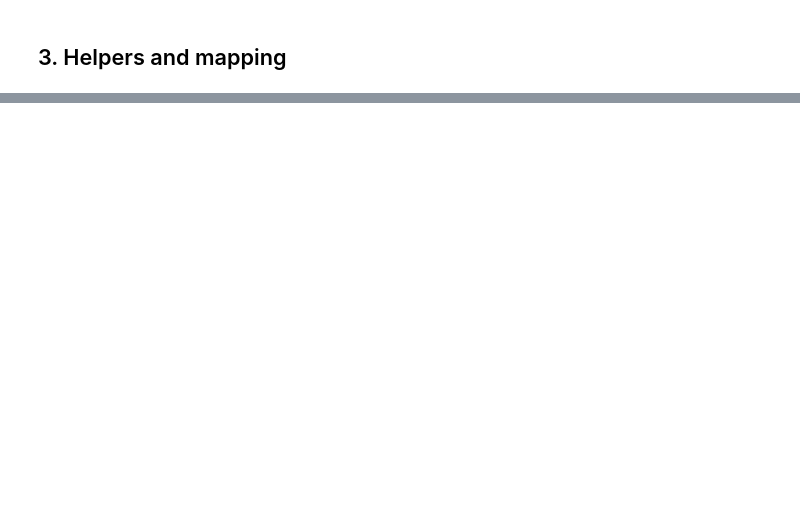
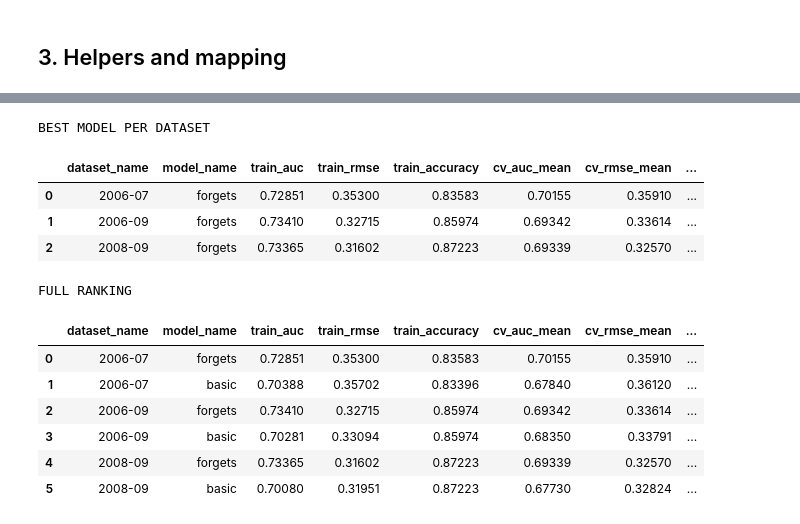
Before and after one commit to Melanynuria/adaptive_bayesian_its, a Jupyter notebook: backend_fastAPI/app/notebooks/bkt_kc_training.ipynb, the cells around one changed output, grey strips where cells are left out. Cells and saved outputs as stored; diff of their text form; code cells hidden in the pictures; blank space fills up the shorter version.

```diff
--- a/backend_fastAPI/app/notebooks/bkt_kc_training.ipynb
+++ b/backend_fastAPI/app/notebooks/bkt_kc_training.ipynb
@@ -142,0 +420,60 @@ The estimated BKT parameters revealed unusually high guess probabilities for sev
+# %%
+MODEL_COMPLEXITY = {
+    "basic": 0,
+    "forgets": 1,
+}
+
+ranked_results = results_df.copy()
+ranked_results = ranked_results[ranked_results["status"] == "ok"].copy()
+
+ranked_results["model_complexity"] = ranked_results["model_name"].map(MODEL_COMPLEXITY)
+
+ranked_results = ranked_results.sort_values(
+    by=["dataset_name", "cv_auc_mean", "cv_rmse_mean", "model_complexity"],
+    ascending=[True, False, True, True]
+).reset_index(drop=True)
+
+best_models = (
+    ranked_results.groupby("dataset_name", as_index=False)
+    .head(1)
+    .reset_index(drop=True)
+)
+
+print("BEST MODEL PER DATASET")
+display(best_models[[
+    "dataset_name",
+    "model_name",
+    "train_auc",
+    "train_rmse",
+    "train_accuracy",
+    "cv_auc_mean",
+    "cv_rmse_mean",
+    "cv_accuracy_mean"
+]])
+
+print("FULL RANKING")
+display(ranked_results[[
+    "dataset_name",
+    "model_name",
+    "train_auc",
+    "train_rmse",
+    "train_accuracy",
+    "cv_auc_mean",
+    "cv_rmse_mean",
+    "cv_accuracy_mean",
+    "model_complexity"
+]])
+# %% [output]
+BEST MODEL PER DATASET
+|  | dataset_name | model_name | train_auc | train_rmse | train_accuracy | cv_auc_mean | cv_rmse_mean | ... |
+| 0 | 2006-07 | forgets | 0.72851 | 0.35300 | 0.83583 | 0.70155 | 0.35910 | ... |
+| 1 | 2006-09 | forgets | 0.73410 | 0.32715 | 0.85974 | 0.69342 | 0.33614 | ... |
+| 2 | 2008-09 | forgets | 0.73365 | 0.31602 | 0.87223 | 0.69339 | 0.32570 | ... |
+FULL RANKING
+|  | dataset_name | model_name | train_auc | train_rmse | train_accuracy | cv_auc_mean | cv_rmse_mean | ... |
+| 0 | 2006-07 | forgets | 0.72851 | 0.35300 | 0.83583 | 0.70155 | 0.35910 | ... |
+| 1 | 2006-07 | basic | 0.70388 | 0.35702 | 0.83396 | 0.67840 | 0.36120 | ... |
+| 2 | 2006-09 | forgets | 0.73410 | 0.32715 | 0.85974 | 0.69342 | 0.33614 | ... |
+| 3 | 2006-09 | basic | 0.70281 | 0.33094 | 0.85974 | 0.68350 | 0.33791 | ... |
+| 4 | 2008-09 | forgets | 0.73365 | 0.31602 | 0.87223 | 0.69339 | 0.32570 | ... |
+| 5 | 2008-09 | basic | 0.70080 | 0.31951 | 0.87223 | 0.67730 | 0.32824 | ... |
```
Also changed, not shown: parts of 24 cells of this notebook, 3 other files.
